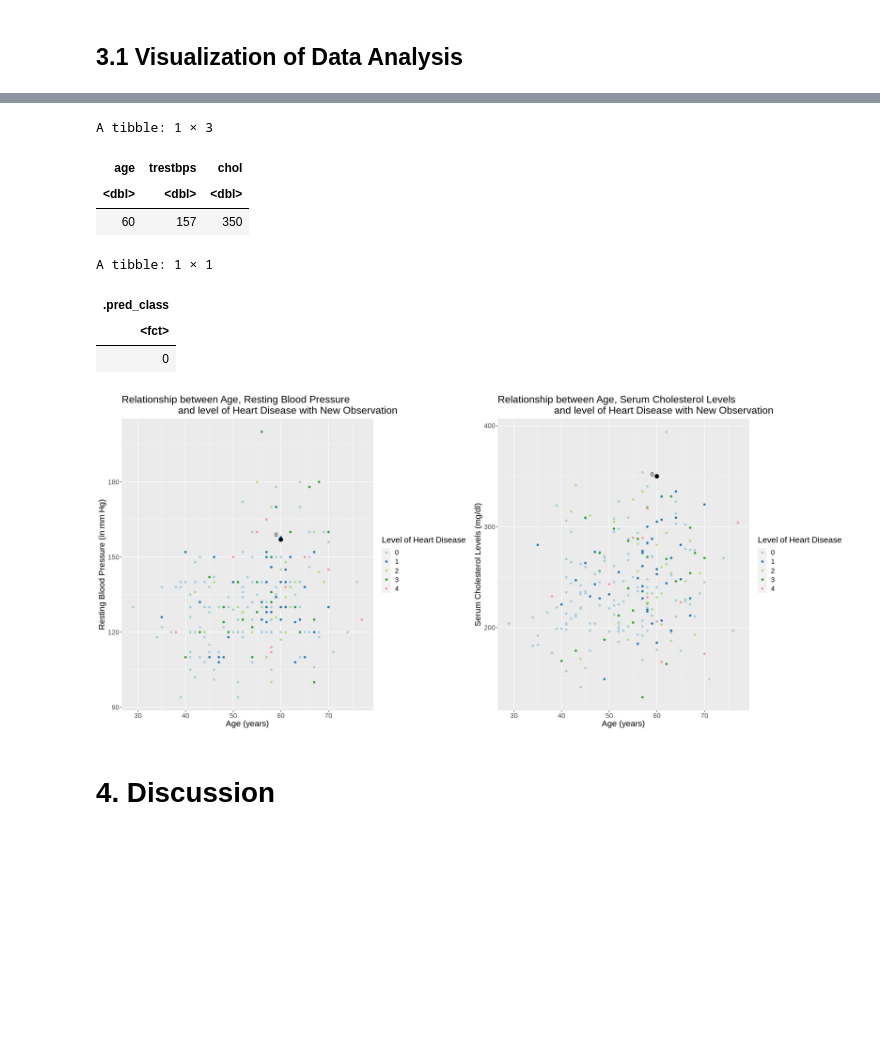
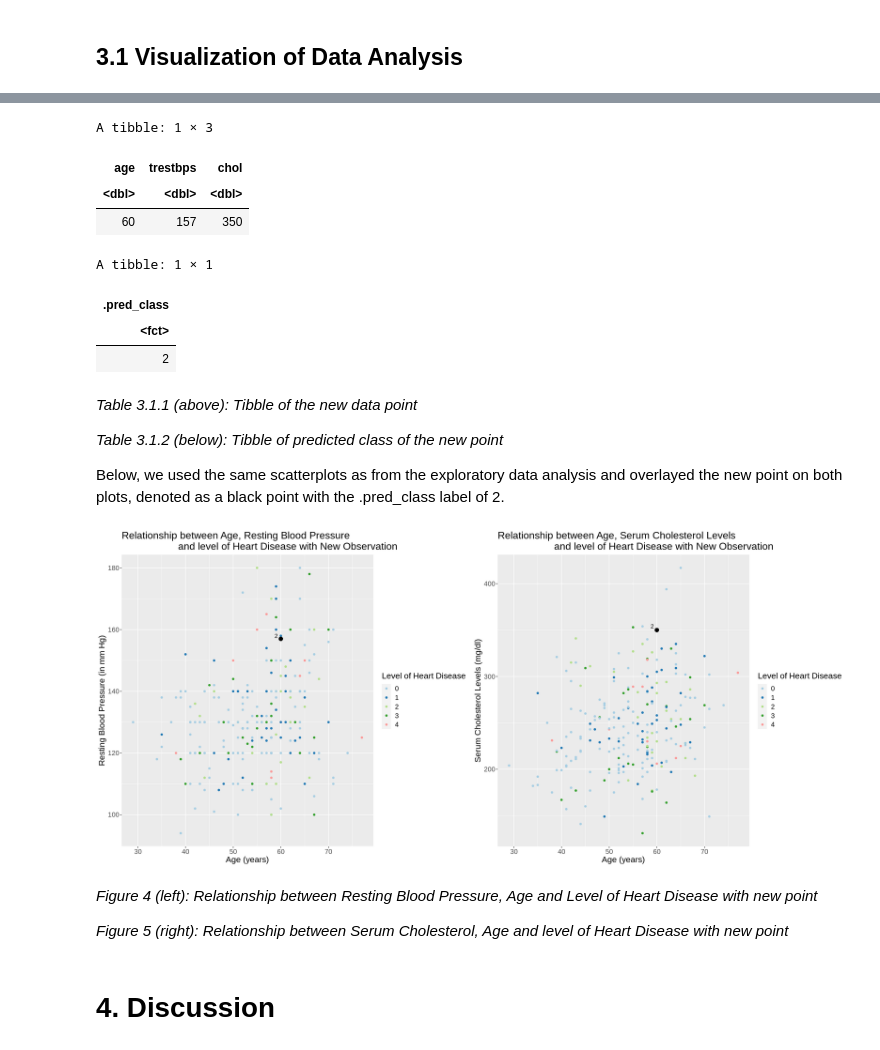
Before and after one commit to chinweeze/pass-this-class, a Jupyter notebook: Group_Project_Report.ipynb, the cells around one changed output, grey strips where cells are left out. Cells and saved outputs as stored; diff of their text form; code cells hidden in the pictures; blank space fills up the shorter version.

```diff
--- a/Group_Project_Report.ipynb
+++ b/Group_Project_Report.ipynb
@@ -418,55 +421,54 @@ A tibble: 1 × 3
+# %%
+new_point <- tibble(age = 60, trestbps = 157, chol = 350)
+new_point
+
+predict(knn_fit, new_point)
+# %% [output]
+A tibble: 1 × 3
+| age | trestbps | chol |
+| <dbl> | <dbl> | <dbl> |
+| 60 | 157 | 350 |
+A tibble: 1 × 1
+| .pred_class |
+| <fct> |
+| 2 |
+# %% [markdown]
+*Table 3.1.1 (above): Tibble of the new data point*
+
+*Table 3.1.2 (below): Tibble of predicted class of the new point*
+
+Below, we used the same scatterplots as from the exploratory data analysis and overlayed the new point on both plots, denoted as a black point with the .pred_class label of 2.
 # %%
-#use ggpairs or cut down on the predictors
-#use ggpairs with training data
-#use code to do colouring
-#whole_thing <- ggpairs(hd_train, columns = "age", "trestbps", "chol", "hd_presence")
-#specify response variable CHECK TEXTBOOK
-
-#create new tibble
-#pass new tibble into predict(knn_fit, tibble)
-#create new point and circle it on the plot of hd_train
-# 3 plots side by side of all the predictors
-
-new_point <- tibble(age = 60, trestbps = 157, chol = 350)
-new_point
-
-predict(knn_fit, new_point)
-
 options(repr.plot.width = 20, repr.plot.height = 9)
-
 
 scatter_age_trestbps <- ggplot(hd_train, aes(x = age, y = trestbps, color = hd_presence)) +
     geom_point() +
    theme(text = element_text(size = 16))+
     labs(x = "Age (years)", y = "Resting Blood Pressure (in mm Hg)", color = "Level of Heart Disease")+
     ggtitle("Relationship between Age, Resting Blood Pressure
                     and level of Heart Disease with New Observation")+
    scale_color_brewer(palette = "Paired")
 
 trestbps_scatter_newpoint <- scatter_age_trestbps + geom_point(aes(x = 60, y = 157), color = "black", size = 3) +
-                                        annotate("text", x = 59, y = 159, label = "0")
-
-chol_scatter_newpoint <- scatter_age_chol + geom_point(aes(x = 60, y = 350), color = "black", size = 3)+
-                                    annotate("text", x = 59, y = 352, label = "0")
+                                        annotate("text", x = 59, y = 158, label = "2")
 
 scatter_age_chol <- ggplot(hd_train, aes(x = age, y = chol, color = hd_presence)) +
     geom_point() +
     theme(text = element_text(size = 16))+
     labs(x = "Age (years)", y = "Serum Cholesterol Levels (mg/dl)", color = "Level of Heart Disease")+
     ggtitle("Relationship between Age, Serum Cholesterol Levels
                     and level of Heart Disease with New Observation")+
     scale_color_brewer(palette = "Paired")
 
+chol_scatter_newpoint <- scatter_age_chol + geom_point(aes(x = 60, y = 350), color = "black", size = 3)+
+                                    annotate("text", x = 59, y = 354, label = "2")
+
 plot_grid(trestbps_scatter_newpoint, chol_scatter_newpoint, ncol = 2)
 # %% [output]
-A tibble: 1 × 3
-| age | trestbps | chol |
-| <dbl> | <dbl> | <dbl> |
-| 60 | 157 | 350 |
-A tibble: 1 × 1
-| .pred_class |
-| <fct> |
-| 0 |
-[figure, old version]
+[figure, new version]
+# %% [markdown]
+*Figure 4 (left): Relationship between Resting Blood Pressure, Age and Level of Heart Disease with new point*
+
+*Figure 5 (right): Relationship between Serum Cholesterol, Age and level of Heart Disease with new point*
 # %% [markdown]
 # 4. Discussion
```
Also changed, not shown: parts of 29 cells of this notebook.
